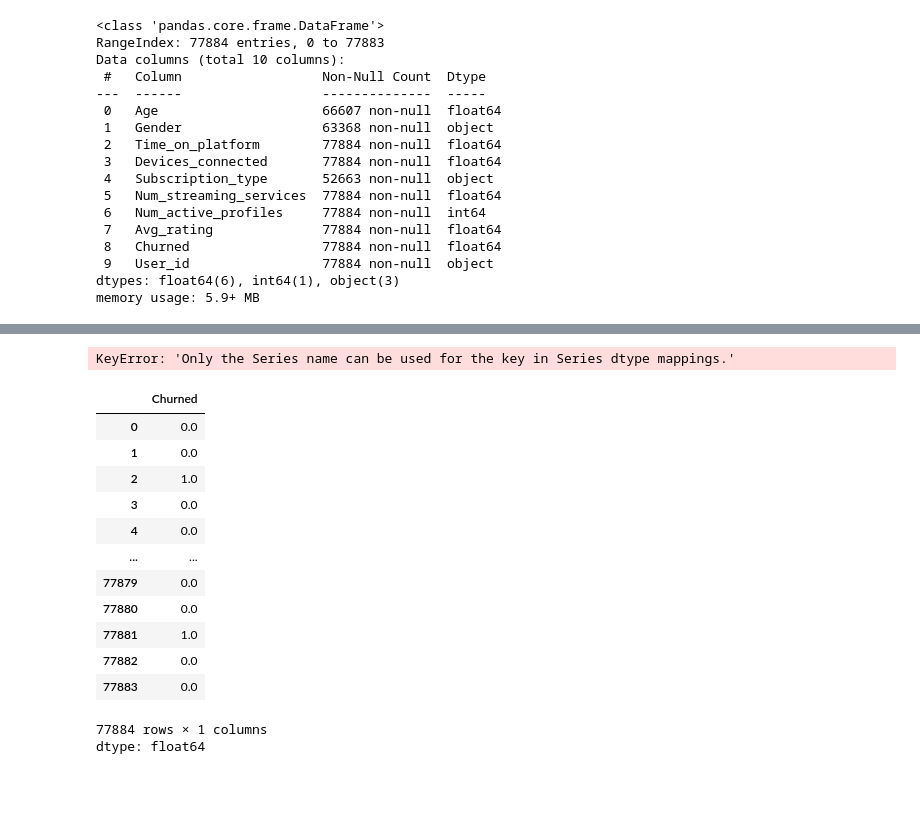
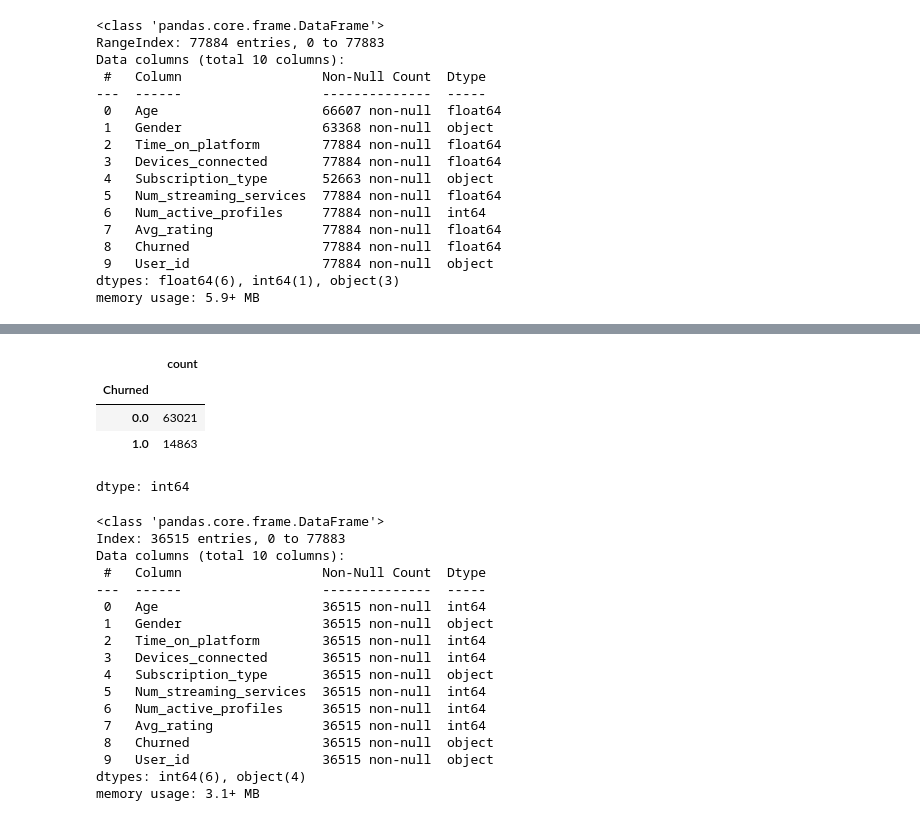
Before and after one commit to DajeanArcila/DajeanArcila, a Jupyter notebook: Churn_clasificação.ipynb, the cells around one changed output, grey strips where cells are left out. Cells and saved outputs as stored; diff of their text form; code cells hidden in the pictures; blank space fills up the shorter version.

```diff
--- a/Churn_clasificação.ipynb
+++ b/Churn_clasificação.ipynb
@@ -140,0 +140,8 @@ dtype: int64
+# %%
+df['Churned'].value_counts()
+# %% [output]
+|  | count |
+| Churned |  |
+| 0.0 | 63021 |
+| 1.0 | 14863 |
+dtype: int64
@@ -143,22 +159,20 @@ df=df['Churned'].replace({'Yes':1,'No':0})
-# %%
-# Convertir todas las columnas float a int
-df = df.astype({'Time_on_platform': 'int', 'Devices_connected': 'int','Num_streaming_services':'int','Avg_rating':'int','Age':'int'})
-# %% [output]
-KeyError: 'Only the Series name can be used for the key in Series dtype mappings.'
 # %%
-df.dropna()
+df.info()
 # %% [output]
-|  | Churned |
-| 0 | 0.0 |
-| 1 | 0.0 |
-| 2 | 1.0 |
-| 3 | 0.0 |
-| 4 | 0.0 |
-| ... | ... |
-| 77879 | 0.0 |
-| 77880 | 0.0 |
-| 77881 | 1.0 |
-| 77882 | 0.0 |
-| 77883 | 0.0 |
-77884 rows × 1 columns
-dtype: float64
+<class 'pandas.core.frame.DataFrame'>
+Index: 36515 entries, 0 to 77883
+Data columns (total 10 columns):
+ #   Column                  Non-Null Count  Dtype
+---  ------                  --------------  -----
+ 0   Age                     36515 non-null  int64
+ 1   Gender                  36515 non-null  object
+ 2   Time_on_platform        36515 non-null  int64
+ 3   Devices_connected       36515 non-null  int64
+ 4   Subscription_type       36515 non-null  object
+ 5   Num_streaming_services  36515 non-null  int64
+ 6   Num_active_profiles     36515 non-null  int64
+ 7   Avg_rating              36515 non-null  int64
+ 8   Churned                 36515 non-null  object
+ 9   User_id                 36515 non-null  object
+dtypes: int64(6), object(4)
+memory usage: 3.1+ MB
```
Also changed, not shown: parts of 8 cells of this notebook.
